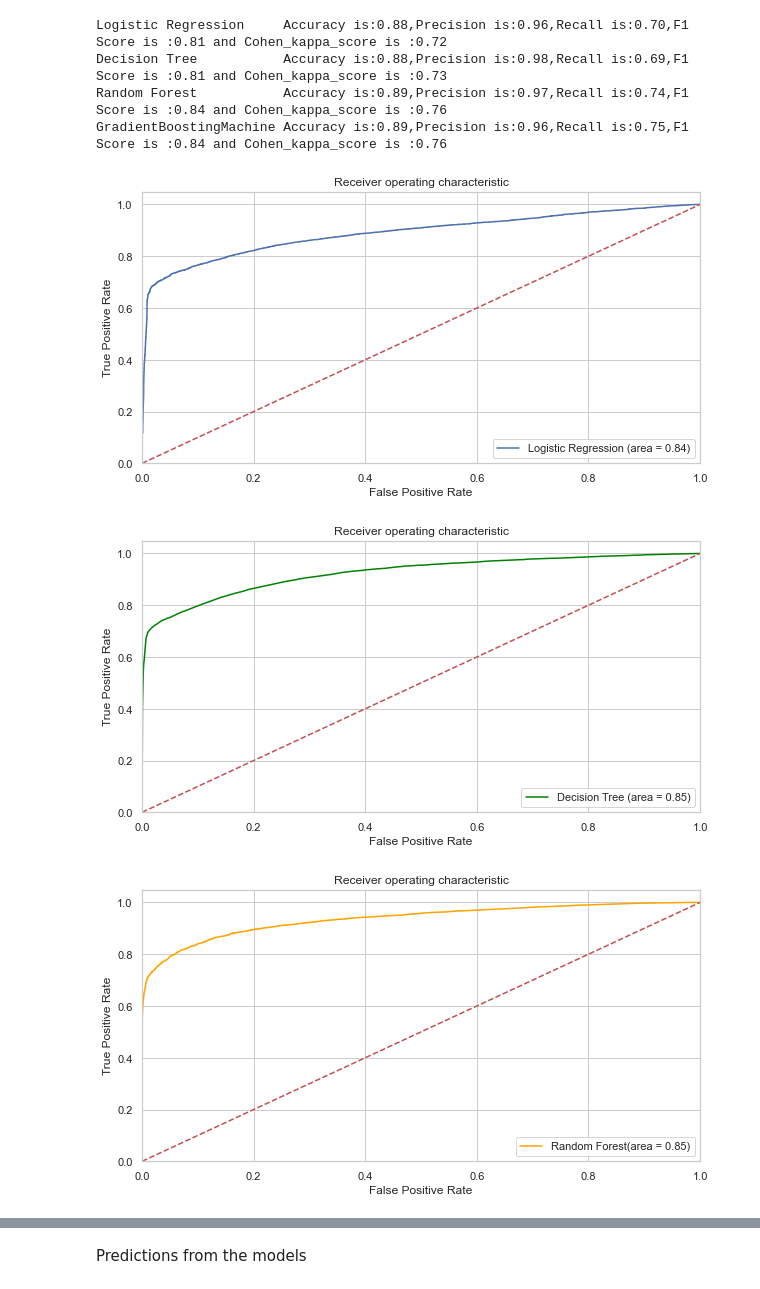
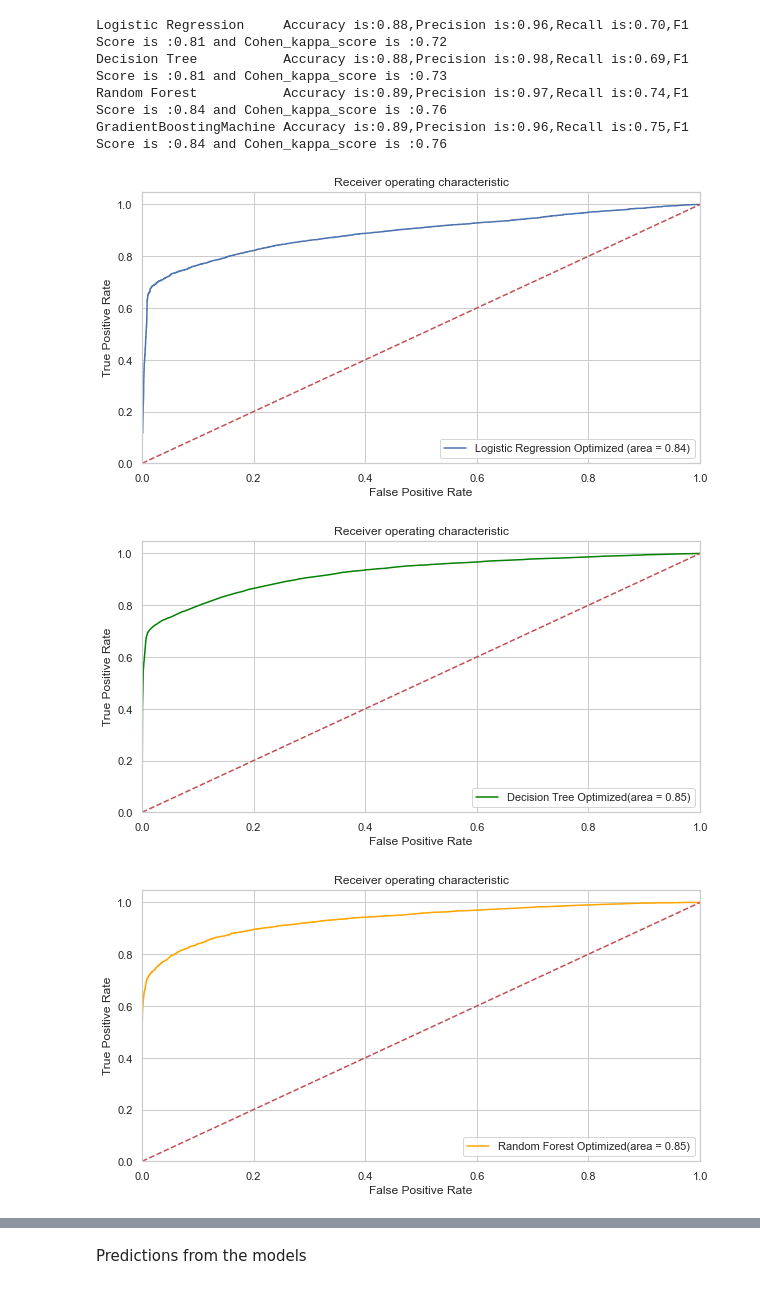
Before and after one commit to Antarlin921/ProjectHotel_Demand_Prediction, a Jupyter notebook: Hotel_Demand_Prediction .ipynb, the cells around one changed output, grey strips where cells are left out. Cells and saved outputs as stored; diff of their text form; code cells hidden in the pictures.

Commit message:
Various model improvements,hyperparameter tuning 3,feature importance graphs

```diff
--- a/Hotel_Demand_Prediction .ipynb
+++ b/Hotel_Demand_Prediction .ipynb
@@ -1175,12 +1198,12 @@ from sklearn.model_selection import RepeatedStratifiedKFold
 from sklearn.model_selection import GridSearchCV
 # define models and parameters
 model = LogisticRegression(max_iter=3000)
-penalty = ['l2']
+penalty = ['none', 'l2']
 c_values = [100, 10, 1.0, 0.1, 0.01]
 class_weight=['balanced']
 # define grid search
-grid = dict(penalty=penalty,C=c_values,class_weight=class_weight)
-cv = RepeatedStratifiedKFold(n_splits=10, n_repeats=3, random_state=1)
+grid = dict(penalty=penalty,C=c_values,class_weight=class_weight) #
+cv = RepeatedStratifiedKFold(n_splits=10, n_repeats=1, random_state=1)
 grid_search = GridSearchCV(estimator=model, param_grid=grid, n_jobs=-3, cv=cv, scoring='f1',error_score=0)
 grid_result = grid_search.fit(X_train, y_train)
 # summarize results
@@ -1212,7 +1244,7 @@ from sklearn.model_selection import GridSearchCV
 import warnings
 warnings.filterwarnings('ignore')
 dtcv = DecisionTreeClassifier()
-forest_params = [{'max_depth':[10,20,30,50], 'max_features': [3,7,11],'min_samples_leaf':[50,100]}]
+forest_params = [{'max_depth':[10,20,30,50,75], 'max_features': [10,15,20,25],'min_samples_leaf':[50,100]}]
 clfgsdt = GridSearchCV(dtcv, forest_params, cv = 10, scoring='f1')
 clfgsdt.fit(X_train, y_train)
 print(clfgsdt.best_params_)
@@ -1230,7 +1262,7 @@ from sklearn.model_selection import GridSearchCV
 import warnings
 warnings.filterwarnings('ignore')
 rfcgs = RandomForestClassifier(n_jobs=-3)
-forest_params = [{'max_depth': [3,7,11,15], 'max_features': [3,7,11],'n_estimators':[50,75,100],'min_samples_leaf':[50,100]}]
+forest_params = [{'max_depth': [11,15,19,23], 'max_features': [10,15,20,25],'n_estimators':[50,75,100],'min_samples_leaf':[50,100]}]
 clfgs = GridSearchCV(rfcgs, forest_params, cv = 10, scoring='f1')
 clfgs.fit(X_train, y_train)
 print(clfgs.best_params_)
@@ -1252,7 +1284,7 @@ from sklearn.model_selection import GridSearchCV
 import warnings
 warnings.filterwarnings('ignore')
 gbmcv = GradientBoostingClassifier()
-gbm_params = [{'max_depth': [3,7,11,15], 'max_features': [3,7,11],'n_estimators':[50,75,100],'min_samples_leaf':[50,100]}]
+gbm_params = [{'max_depth': [11,15,19,23], 'max_features': [10,15,20,25],'n_estimators':[50,75,100],'min_samples_leaf':[50,100]}]
 gbmgs = GridSearchCV(gbmcv, gbm_params, cv = 10, scoring='f1')
 gbmgs.fit(X_train, y_train)
 print(gbmgs.best_params_)
@@ -1371,38 +1403,38 @@ GradientBoostingMachine Accuracy is:0.89,Precision is:0.96,Recall is:0.75,F1 Sco
 # %%
 from sklearn.metrics import roc_auc_score
 from sklearn.metrics import roc_curve
 logit_roc_auc = roc_auc_score(y_test, lro.predict(X_test))
 tree_roc_auc=roc_auc_score(y_test, dto.predict(X_test))
 RF_roc_auc=roc_auc_score(y_test, rfo.predict(X_test))
 GBM_roc_auc=roc_auc_score(y_test, gbmo.predict(X_test))
 
 fpr, tpr, thresholds = roc_curve(y_test, lro.predict_proba(X_test)[:,1])
 # fpr, tpr, thresholds = roc_curve(y_test, dtree.predict_proba(X_test)[:,1])
 # fpr, tpr, thresholds = roc_curve(y_test, rf_1000.predict_proba(X_test)[:,1])
 # fpr, tpr, thresholds = roc_curve(y_test, gbm.predict_proba(X_test)[:,1])
 
-plt.plot(fpr, tpr, label='Logistic Regression (area = %0.2f)' % logit_roc_auc)
+plt.plot(fpr, tpr, label='Logistic Regression Optimized (area = %0.2f)' % logit_roc_auc)
 # plt.plot(fpr, tpr, label='Decision Tree (area = %0.2f)' % tree_roc_auc,color="green")
 # plt.plot(fpr, tpr, label='Random Foreest Regression (area = %0.2f)' % RF_roc_auc)
 # plt.plot(fpr, tpr, label='Gradient Boosting Machine(area = %0.2f)' % RF_roc_auc,color="black")
 
 plt.plot([0, 1], [0, 1],'r--')
 plt.xlim([0.0, 1.0])
 plt.ylim([0.0, 1.05])
 plt.xlabel('False Positive Rate')
 plt.ylabel('True Positive Rate')
 plt.title('Receiver operating characteristic')
 plt.legend(loc="lower right")
 plt.savefig('Log_ROCOptimized')
 plt.show()
 # %% [output]
-[figure, old version]
+[figure, new version]
 # %%
 plt.figure()
 
 fpr, tpr, thresholds = roc_curve(y_test, dto.predict_proba(X_test)[:,1])
 
-plt.plot(fpr, tpr, label='Decision Tree (area = %0.2f)' % tree_roc_auc,color="green")
+plt.plot(fpr, tpr, label='Decision Tree Optimized(area = %0.2f)' % tree_roc_auc,color="green")
 
 plt.plot([0, 1], [0, 1],'r--')
 plt.xlim([0.0, 1.0])
@@ -1414,13 +1446,13 @@ plt.legend(loc="lower right")
 plt.savefig('DT_ROCOptimized')
 plt.show()
 # %% [output]
-[figure, old version]
+[figure, new version]
 # %%
 plt.figure()
 
 fpr, tpr, thresholds = roc_curve(y_test, rfo.predict_proba(X_test)[:,1])
 
-plt.plot(fpr, tpr, label='Random Forest(area = %0.2f)' % tree_roc_auc,color="orange")
+plt.plot(fpr, tpr, label='Random Forest Optimized(area = %0.2f)' % tree_roc_auc,color="orange")
 
 plt.plot([0, 1], [0, 1],'r--')
 plt.xlim([0.0, 1.0])
@@ -1432,7 +1464,7 @@ plt.legend(loc="lower right")
 plt.savefig('RF_ROCOptimized')
 plt.show()
 # %% [output]
-[figure, old version]
+[figure, new version]
 # %%
 plt.figure()
 
```
Also changed, not shown: parts of 14 cells of this notebook, 2 other files.
